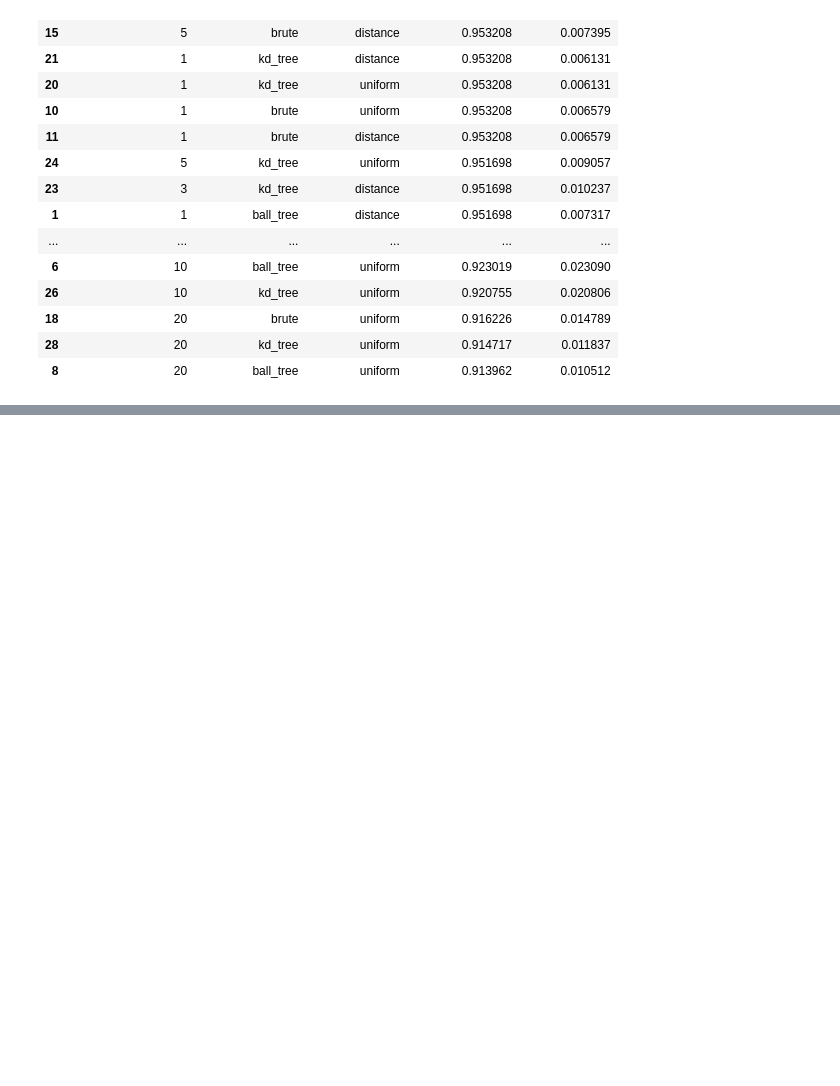
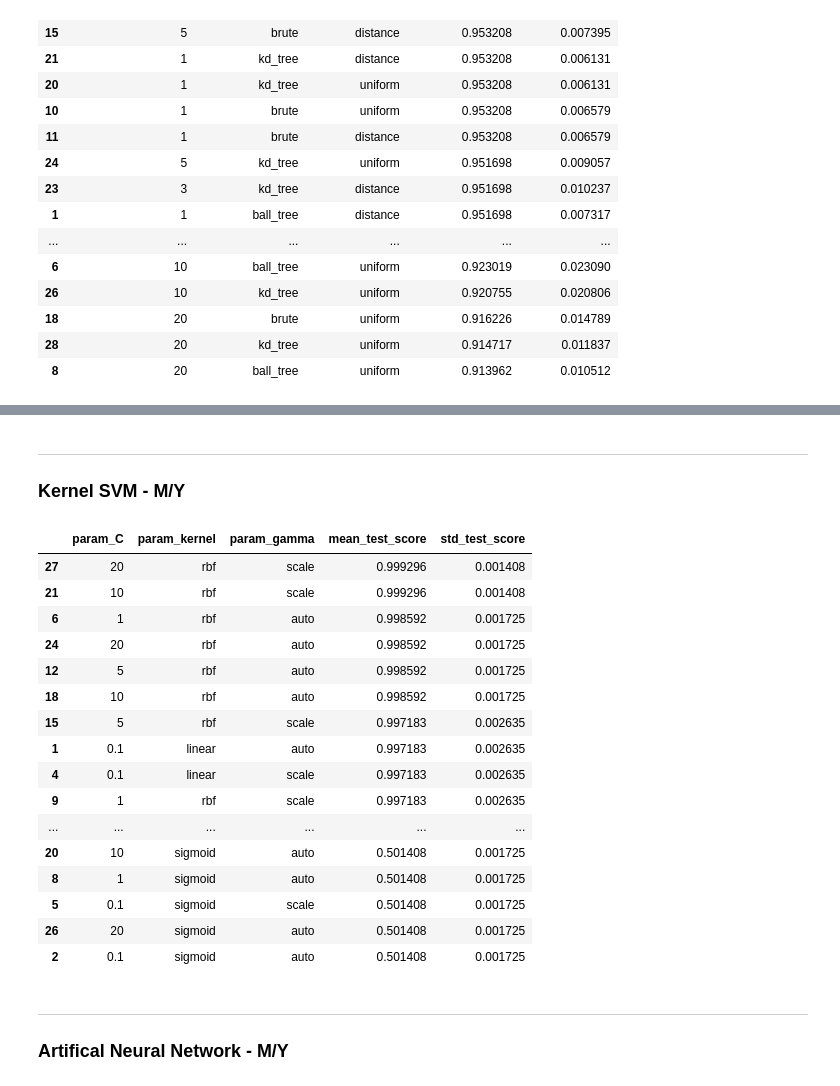
Before and after one commit to jgabella/cse514a-ProjectImplementation2, a Jupyter notebook: LetterRecognitionAnalysis.ipynb, the cells around one changed output, grey strips where cells are left out. Cells and saved outputs as stored; diff of their text form; code cells hidden in the pictures; blank space fills up the shorter version.

```diff
--- a/LetterRecognitionAnalysis.ipynb
+++ b/LetterRecognitionAnalysis.ipynb
@@ -161,0 +282,34 @@ trimmed_knn_results.sort_values('mean_test_score', ascending=False)
+# %% [markdown]
+---
+### Kernel SVM - M/Y
+# %%
+clf = GridSearchCV(svm.SVC(), {
+    'C':[0.1, 1, 5, 10, 20],
+    'kernel':['rbf', 'linear', 'sigmoid'],
+    'gamma':['auto', 'scale']
+}, cv=5)
+clf.fit(training_X, training_y)
+param_SVM_results = pd.DataFrame(clf.cv_results_)
+trimmed_SVM_results = param_SVM_results[['param_C', 'param_kernel', 'param_gamma', 'mean_test_score', 'std_test_score']]
+trimmed_SVM_results.sort_values('mean_test_score', ascending=False)
+# %% [output]
+|  | param_C | param_kernel | param_gamma | mean_test_score | std_test_score |
+| 27 | 20 | rbf | scale | 0.999296 | 0.001408 |
+| 21 | 10 | rbf | scale | 0.999296 | 0.001408 |
+| 6 | 1 | rbf | auto | 0.998592 | 0.001725 |
+| 24 | 20 | rbf | auto | 0.998592 | 0.001725 |
+| 12 | 5 | rbf | auto | 0.998592 | 0.001725 |
+| 18 | 10 | rbf | auto | 0.998592 | 0.001725 |
+| 15 | 5 | rbf | scale | 0.997183 | 0.002635 |
+| 1 | 0.1 | linear | auto | 0.997183 | 0.002635 |
+| 4 | 0.1 | linear | scale | 0.997183 | 0.002635 |
+| 9 | 1 | rbf | scale | 0.997183 | 0.002635 |
+| ... | ... | ... | ... | ... | ... |
+| 20 | 10 | sigmoid | auto | 0.501408 | 0.001725 |
+| 8 | 1 | sigmoid | auto | 0.501408 | 0.001725 |
+| 5 | 0.1 | sigmoid | scale | 0.501408 | 0.001725 |
+| 26 | 20 | sigmoid | auto | 0.501408 | 0.001725 |
+| 2 | 0.1 | sigmoid | auto | 0.501408 | 0.001725 |
+# %% [markdown]
+---
+### Artifical Neural Network - M/Y
```
Also changed, not shown: parts of 26 cells of this notebook.
